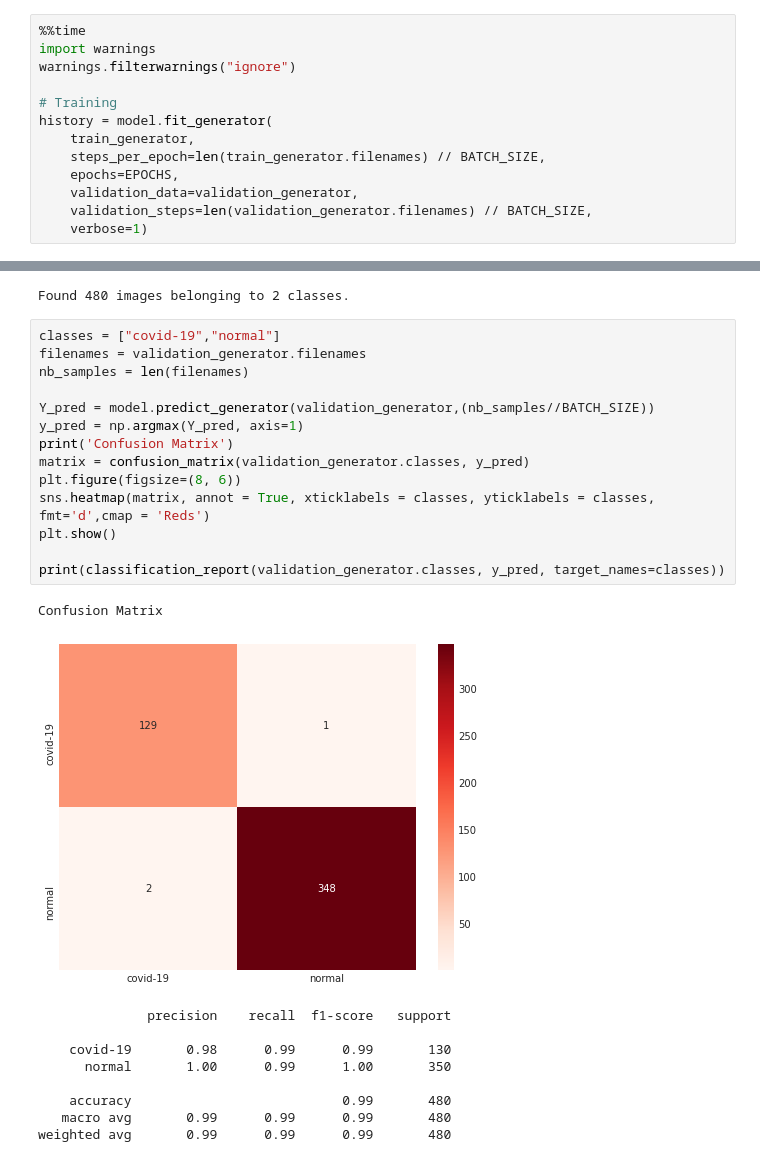
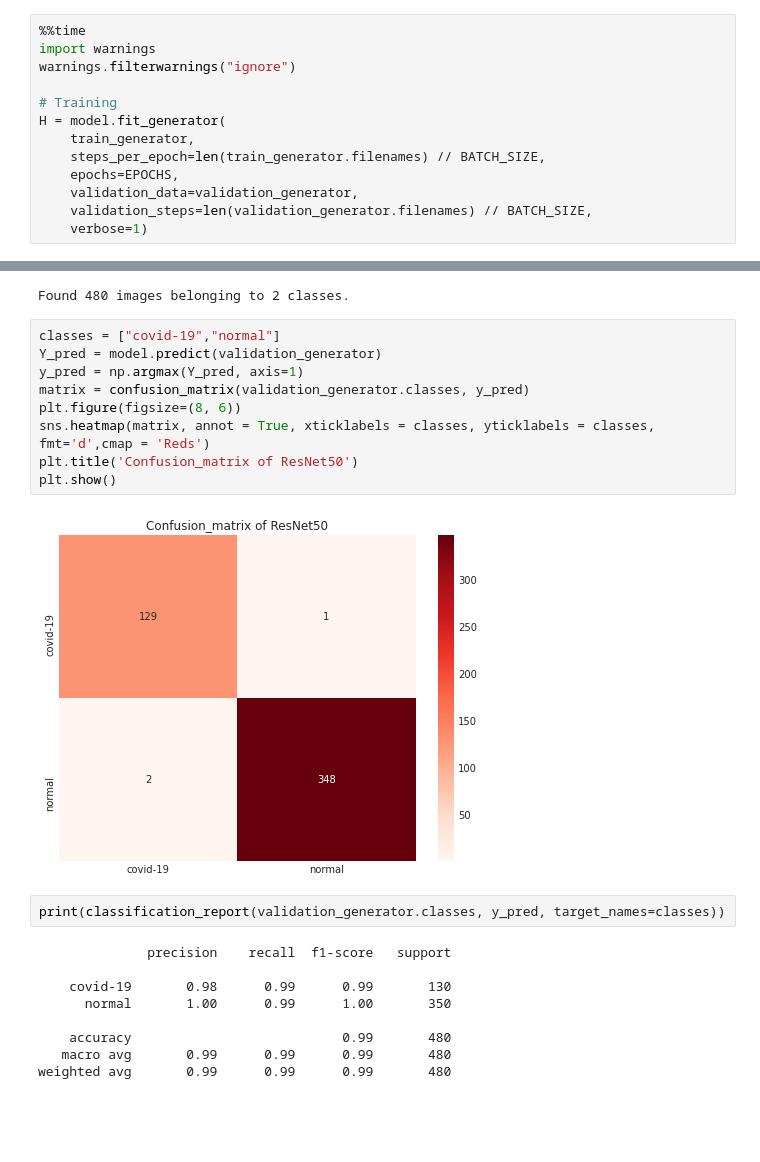
Before and after one commit to XuqiaoYu/Detection-of-COVID-19-Based-on-X-ray, a Jupyter notebook: Resnet50.ipynb, the cells around one changed output, grey strips where cells are left out. Saved outputs shown, nothing was run; the diff lists cells and outputs as text; blank space fills up the shorter version.

Commit message:
ResNet50 model
ResNet50

```diff
--- a/Resnet50.ipynb
+++ b/Resnet50.ipynb
@@ -57,7 +57,7 @@ import warnings
 warnings.filterwarnings("ignore")
 
 # Training
-history = model.fit_generator(
+H = model.fit_generator(
     train_generator,
     steps_per_epoch=len(train_generator.filenames) // BATCH_SIZE,
     epochs=EPOCHS,
@@ -121,26 +121,23 @@ validation_generator = validation_datagen.flow_from_directory(test_dir,
 Found 480 images belonging to 2 classes.
 # %%
 classes = ["covid-19","normal"]
-filenames = validation_generator.filenames
-nb_samples = len(filenames)
-
-Y_pred = model.predict_generator(validation_generator,(nb_samples//BATCH_SIZE))
+Y_pred = model.predict(validation_generator)
 y_pred = np.argmax(Y_pred, axis=1)
-print('Confusion Matrix')
 matrix = confusion_matrix(validation_generator.classes, y_pred)
 plt.figure(figsize=(8, 6))
 sns.heatmap(matrix, annot = True, xticklabels = classes, yticklabels = classes, fmt='d',cmap = 'Reds')
+plt.title('Confusion_matrix of ResNet50')
 plt.show()
-
-print(classification_report(validation_generator.classes, y_pred, target_names=classes))
 # %% [output]
-Confusion Matrix
-[figure, old version]
+[figure, new version]
-              precision    recall  f1-score   support
-
-    covid-19       0.98      0.99      0.99       130
-      normal       1.00      0.99      1.00       350
-
-    accuracy                           0.99       480
-   macro avg       0.99      0.99      0.99       480
-weighted avg       0.99      0.99      0.99       480
+# %%
+print(classification_report(validation_generator.classes, y_pred, target_names=classes))
+# %% [output]
+              precision    recall  f1-score   support
+
+    covid-19       0.98      0.99      0.99       130
+      normal       1.00      0.99      1.00       350
+
+    accuracy                           0.99       480
+   macro avg       0.99      0.99      0.99       480
+weighted avg       0.99      0.99      0.99       480
```
Also changed, not shown: parts of 1 cell of this notebook.
